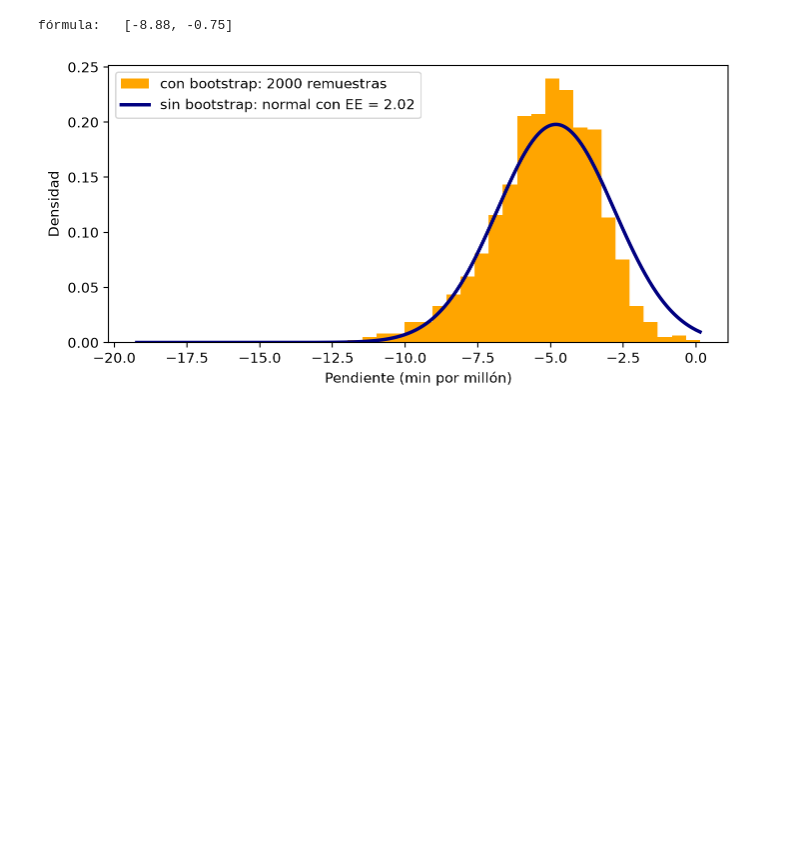
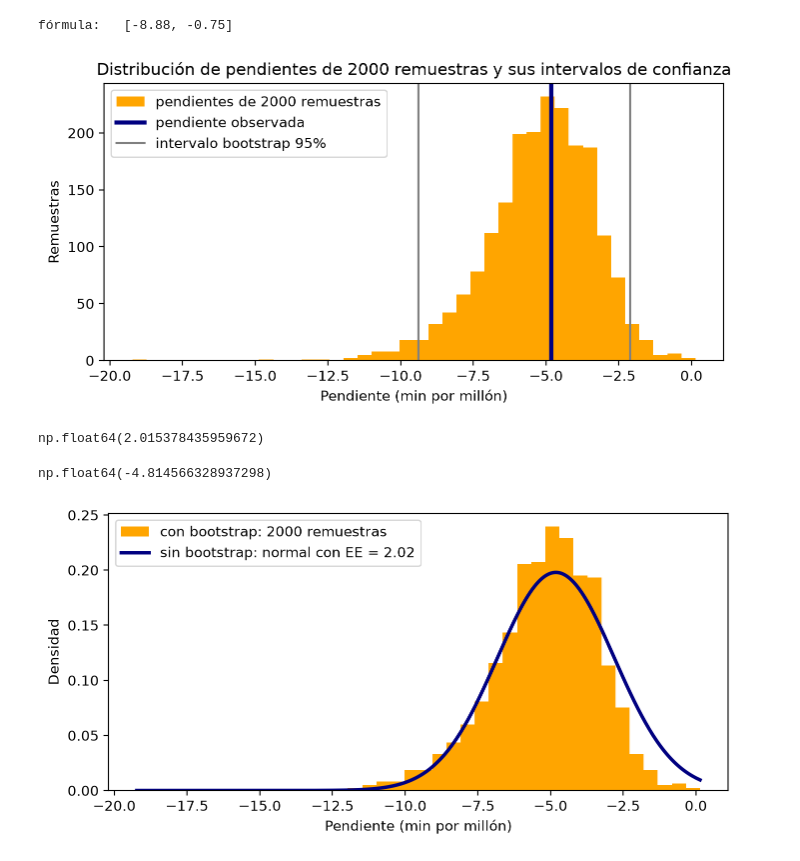
Before and after one commit to daniopitz/diplomado-cdd, a Jupyter notebook: 05_probabilidad_inferencia.ipynb, the cells around one changed output. Drawn from its saved outputs; the diff is of its cells as text; code cells hidden in the pictures; blank space fills up the shorter version.

Commit message:
Notebook clase 5: histograma bootstrap con el intervalo, grilla y ee_formula en celdas propias (edición manual)

```diff
--- a/05_probabilidad_inferencia.ipynb
+++ b/05_probabilidad_inferencia.ipynb
@@ -809,3 +809,15 @@ bootstrap: [-9.40, -2.10]
 print(f"fórmula:   [{intervalo_formula.iloc[0]:.2f}, {intervalo_formula.iloc[1]:.2f}]")
 # %% [output]
 fórmula:   [-8.88, -0.75]
+# %%
+#Graficamos la distribución de las remuestras y los intervalos de confianza
+fig, ax = plt.subplots(figsize=(8, 3.6))
+ax.hist(pendientes, bins=40, color="orange", label="pendientes de 2000 remuestras")
+ax.axvline(b_observada, color="navy", lw=3, label="pendiente observada")
+ax.axvline(inferior, color="gray", lw=1.5, label="intervalo bootstrap 95%")
+ax.axvline(superior, color="gray", lw=1.5)
+ax.set(xlabel="Pendiente (min por millón)", ylabel="Remuestras", title="Distribución de pendientes de 2000 remuestras y sus intervalos de confianza")
+ax.legend()
+plt.show()
+# %% [output]
+[figure, added]
@@ -812,3 +827,13 @@ fórmula:   [-8.88, -0.75]
+# %%
+#error estándar de la pendiente calculado por statsmodels con la fórmula, sin bootstrap.
+ee_formula = modelo.bse["ingreso"]
+ee_formula
+# %% [output]
+np.float64(2.015378435959672)
+# %%
+b_observada
+# %% [output]
+np.float64(-4.814566328937298)
 # %%
 fig, ax = plt.subplots(figsize=(8, 3.6))
 ax.hist(pendientes, bins=40, density=True, color="orange", label="con bootstrap: 2000 remuestras")
```
Also changed, not shown: parts of 4 cells of this notebook.
